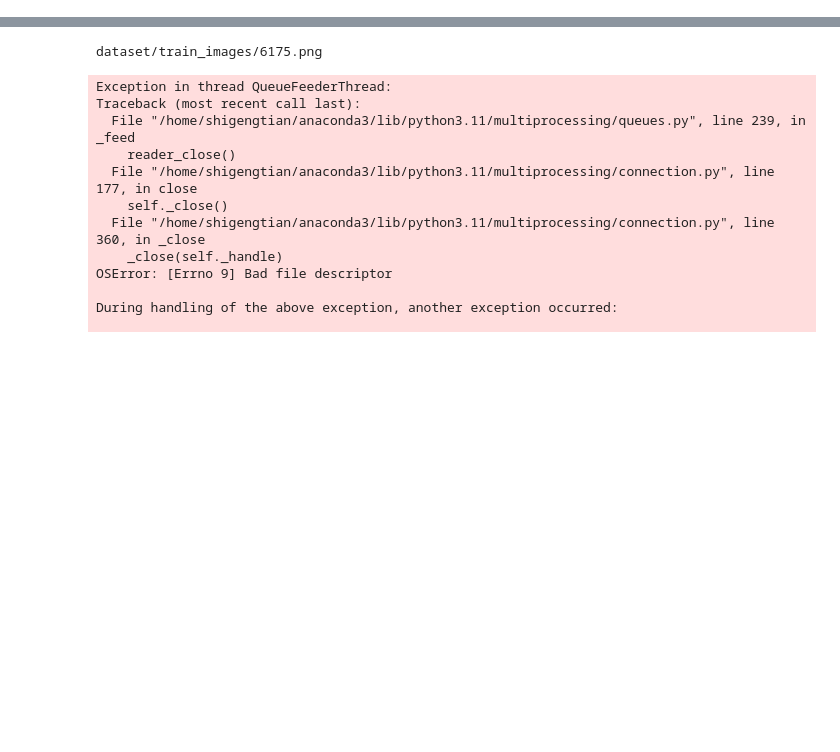
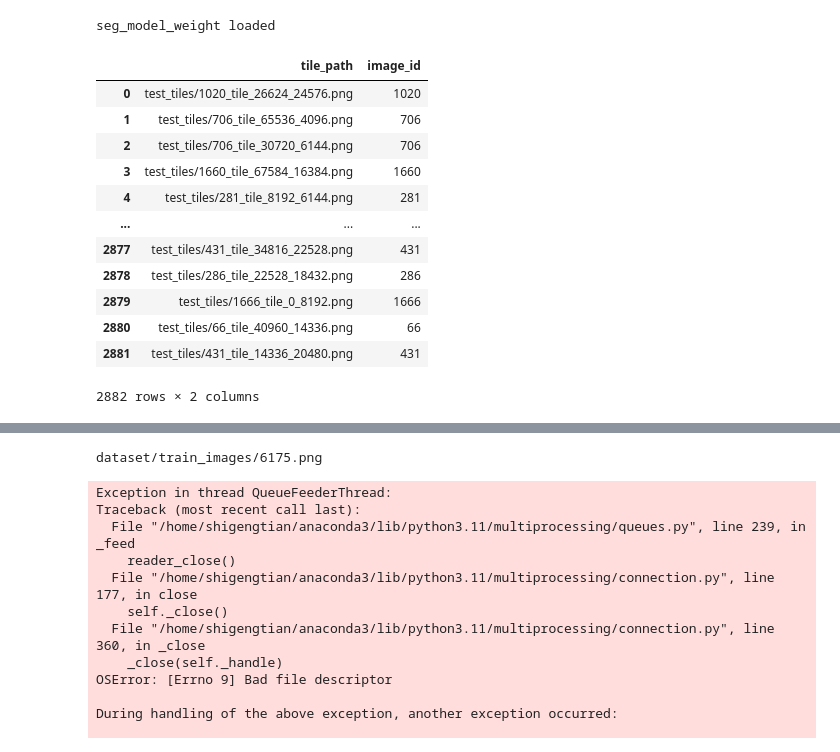
Before and after one commit to shigengtian/kaggle-ubc-ocean, a Jupyter notebook: submit.ipynb, the cells around one changed output, grey strips where cells are left out. Cells and saved outputs as stored; diff of their text form; code cells hidden in the pictures; blank space fills up the shorter version.

```diff
--- a/submit.ipynb
+++ b/submit.ipynb
@@ -123,0 +95,3 @@ seed_everything()
+# %%
+target_path = Path("test_tiles")
+target_path.mkdir(exist_ok=True)
@@ -123,0 +173,4 @@ seed_everything()
+# %%
+tile_files = glob(str(target_path / "*.png"))
+tile_df = pd.DataFrame(tile_files, columns=["tile_path"])
+tile_df["image_id"] =   tile_df["tile_path"].apply(lambda x: x.split("/")[-1].split("_")[0])
@@ -123,0 +242,15 @@ seed_everything()
+# %%
+seg_model = smp.Unet(
+    encoder_name=CFG.seg_model_name,
+    encoder_weights=None,
+    in_channels=3,
+    classes=1,
+    activation=None,
+)
+
+seg_model.to(device)
+seg_model.eval()
+seg_model.load_state_dict(torch.load(CFG.seg_model_weight))
+print("seg_model_weight loaded")
+# %% [output]
+seg_model_weight loaded
@@ -123,0 +261,16 @@ seed_everything()
+# %%
+tile_df
+# %% [output]
+|  | tile_path | image_id |
+| 0 | test_tiles/1020_tile_26624_24576.png | 1020 |
+| 1 | test_tiles/706_tile_65536_4096.png | 706 |
+| 2 | test_tiles/706_tile_30720_6144.png | 706 |
+| 3 | test_tiles/1660_tile_67584_16384.png | 1660 |
+| 4 | test_tiles/281_tile_8192_6144.png | 281 |
+| ... | ... | ... |
+| 2877 | test_tiles/431_tile_34816_22528.png | 431 |
+| 2878 | test_tiles/286_tile_22528_18432.png | 286 |
+| 2879 | test_tiles/1666_tile_0_8192.png | 1666 |
+| 2880 | test_tiles/66_tile_40960_14336.png | 66 |
+| 2881 | test_tiles/431_tile_14336_20480.png | 431 |
+2882 rows × 2 columns
```
Also changed, not shown: parts of 19 cells of this notebook, 2 other files.
